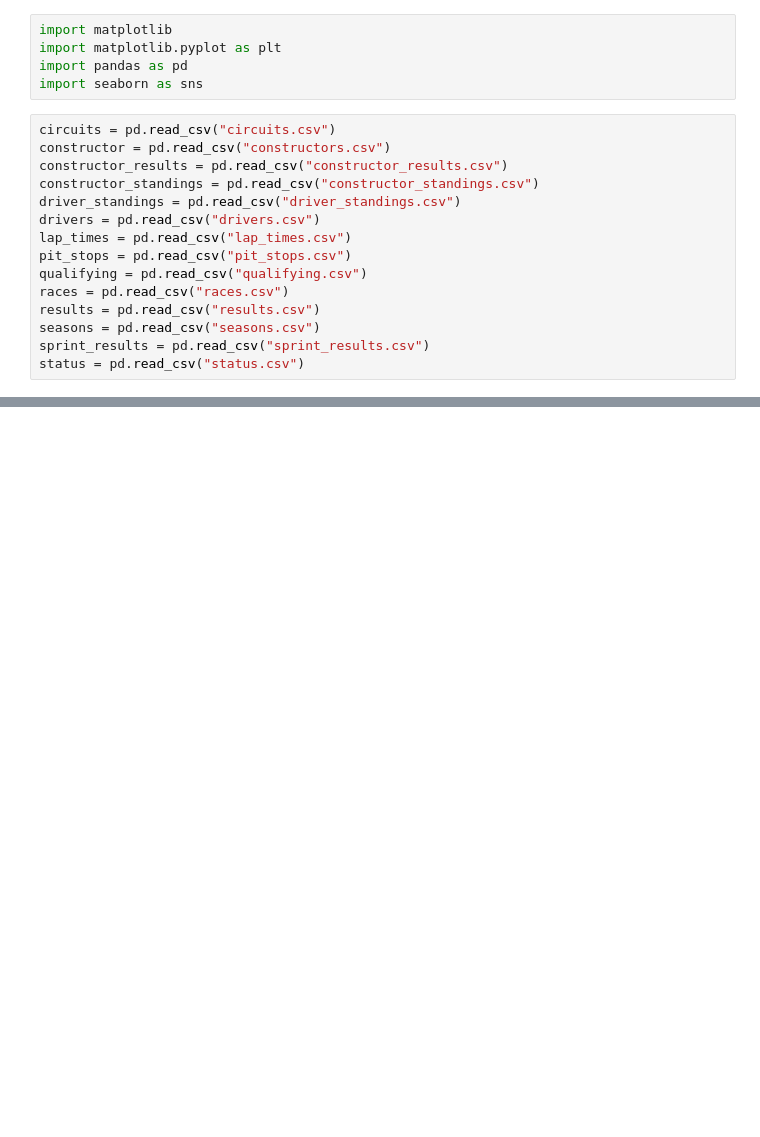
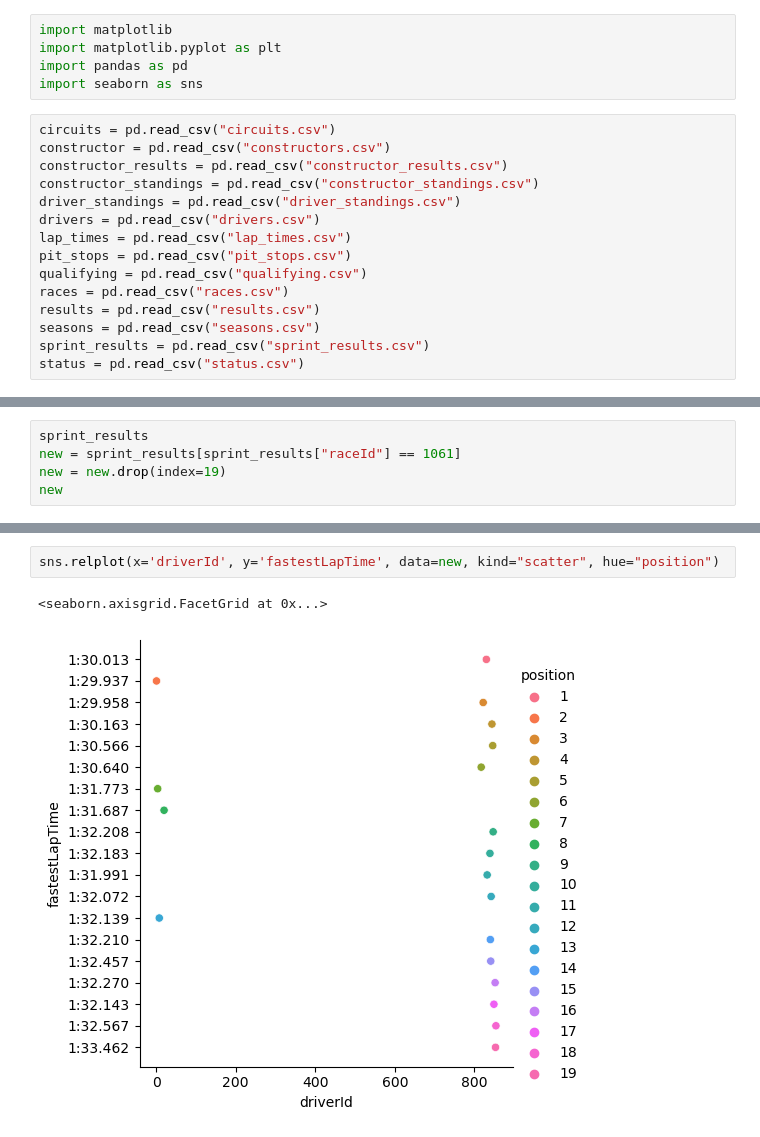
Before and after one commit to StephenOke/mat_328_final, a Jupyter notebook: test.ipynb, the cells around one changed output, grey strips where cells are left out. Saved outputs shown, nothing was run; the diff lists cells and outputs as text; blank space fills up the shorter version.

```diff
--- a/test.ipynb
+++ b/test.ipynb
@@ -36,0 +21,5 @@ constructor
+# %%
+sprint_results
+new = sprint_results[sprint_results["raceId"] == 1061]
+new = new.drop(index=19)
+new
@@ -36,0 +44,5 @@ constructor
+# %%
+sns.relplot(x='driverId', y='fastestLapTime', data=new, kind="scatter", hue="position")
+# %% [output]
+<seaborn.axisgrid.FacetGrid at 0x...>
+[figure, added]
```
Also changed, not shown: parts of 4 cells of this notebook, 16 other files.
